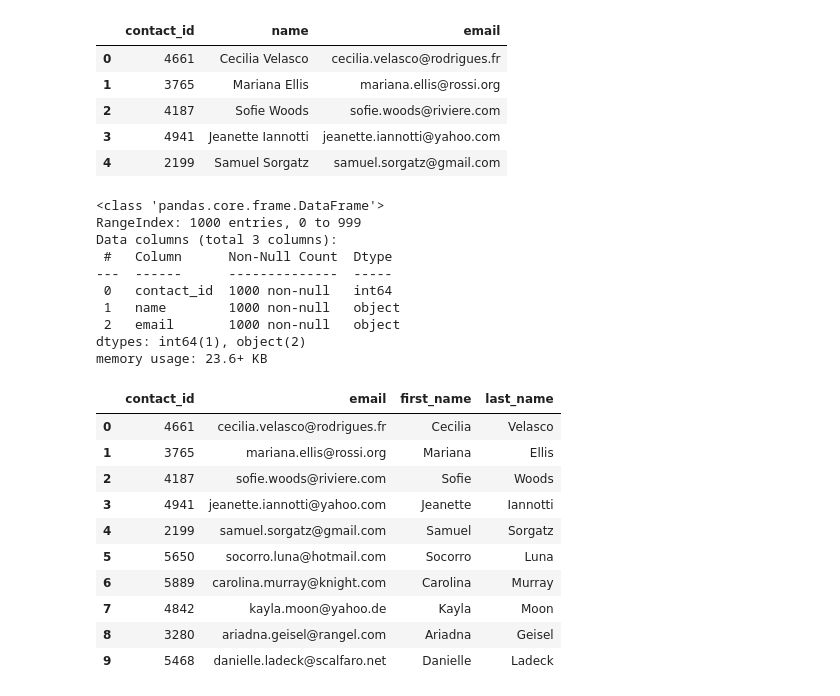
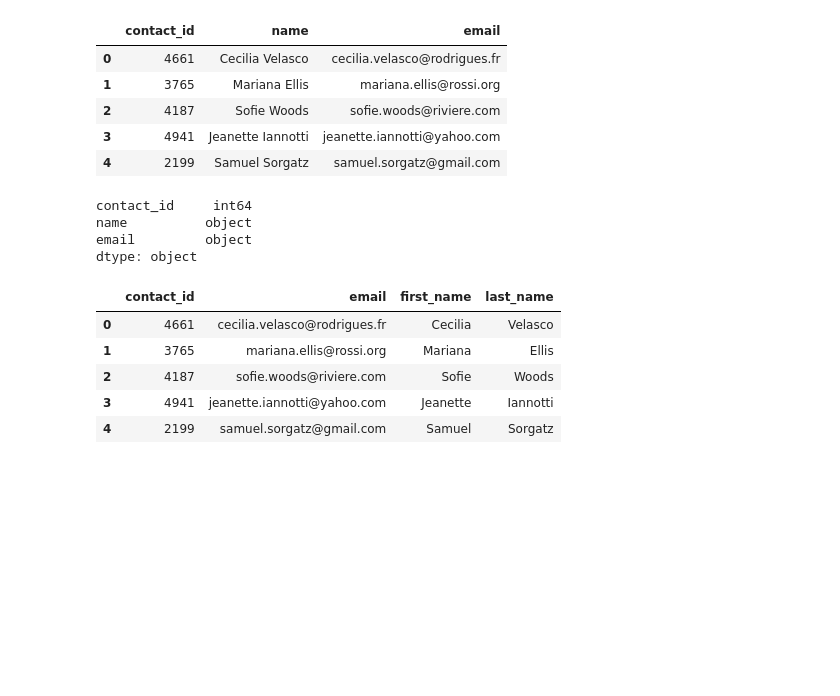
Before and after one commit to ellen-grant/Crowdfunding_ETL, a Jupyter notebook: Starter_Files/ETL_Mini_Project_EGrant_TFranklin.ipynb, the cells around one changed output. Cells and saved outputs as stored; diff of their text form; code cells hidden in the pictures; blank space fills up the shorter version.

```diff
--- a/Starter_Files/ETL_Mini_Project_EGrant_TFranklin.ipynb
+++ b/Starter_Files/ETL_Mini_Project_EGrant_TFranklin.ipynb
@@ -293,6 +293,6 @@ campaign_cleaned.to_csv("Resources/campaign.csv", index=False)
 ### Extract the contacts.xlsx Data.
 # %%
 # Read the data into a Pandas DataFrame. Use the `header=2` parameter when reading in the data.
-contact_info_df = pd.read_excel('Resources/contacts.xlsx', header=2)
+contact_info_df = pd.read_excel('Resources/contacts.xlsx', header=3)
 contact_info_df.head()
 # %% [output]
@@ -318,10 +318,8 @@ Then export the DataFrame as a `contacts.csv` CSV file.
 # Iterate through the contact_info_df and convert each row to a dictionary.
 import json
 dict_values = []
-for index, row in contact_info_df_copy.iterrows():
-    row_dict = list(row.values)
-    dict_values.append(row_dict)
-
-# Print out the list of values for each row.
-print(dict_values)
+for i in range(len(contact_info_df)):
+    row = contact_info_df['contact_info'].iloc[i]
+    print(row)
+    dict_values.append(json.loads(row))
 # %% [output]
@@ -329,6 +343,10 @@ print(dict_values)
 # %%
 # Create a contact_info DataFrame and add each list of values, i.e., each row
 # to the 'contact_id', 'name', 'email' columns.
+columns = ['contact_id', 'name', 'email']
+contact_info = pd.DataFrame(dict_values, columns=columns)
+
+contact_info.head()
 # %% [output]
 |  | contact_id | name | email |
 | 0 | 4661 | Cecilia Velasco | cecilia.velasco@rodrigues.fr |
@@ -338,31 +356,27 @@ print(dict_values)
 | 4 | 2199 | Samuel Sorgatz | samuel.sorgatz@gmail.com |
 # %%
 # Check the datatypes.
+data_types = contact_info.dtypes
+data_types
 # %% [output]
-<class 'pandas.core.frame.DataFrame'>
-RangeIndex: 1000 entries, 0 to 999
-Data columns (total 3 columns):
- #   Column      Non-Null Count  Dtype
----  ------      --------------  -----
- 0   contact_id  1000 non-null   int64
- 1   name        1000 non-null   object
- 2   email       1000 non-null   object
-dtypes: int64(1), object(2)
-memory usage: 23.6+ KB
+contact_id     int64
+name          object
+email         object
+dtype: object
 # %%
 # Create a "first"name" and "last_name" column with the first and last names from the "name" column.
+contact_info['first_name'] = contact_info['name'].str.split().str[0]
+contact_info['last_name'] = contact_info['name'].str.split().str[-1]
 
 
 # Drop the contact_name column
+clean_contacts = contact_info.drop(columns=['name'])
+
+clean_contacts.head()
 # %% [output]
 |  | contact_id | email | first_name | last_name |
 | 0 | 4661 | cecilia.velasco@rodrigues.fr | Cecilia | Velasco |
 | 1 | 3765 | mariana.ellis@rossi.org | Mariana | Ellis |
 | 2 | 4187 | sofie.woods@riviere.com | Sofie | Woods |
 | 3 | 4941 | jeanette.iannotti@yahoo.com | Jeanette | Iannotti |
 | 4 | 2199 | samuel.sorgatz@gmail.com | Samuel | Sorgatz |
-| 5 | 5650 | socorro.luna@hotmail.com | Socorro | Luna |
-| 6 | 5889 | carolina.murray@knight.com | Carolina | Murray |
-| 7 | 4842 | kayla.moon@yahoo.de | Kayla | Moon |
-| 8 | 3280 | ariadna.geisel@rangel.com | Ariadna | Geisel |
-| 9 | 5468 | danielle.ladeck@scalfaro.net | Danielle | Ladeck |
```
Also changed, not shown: parts of 17 cells of this notebook.
